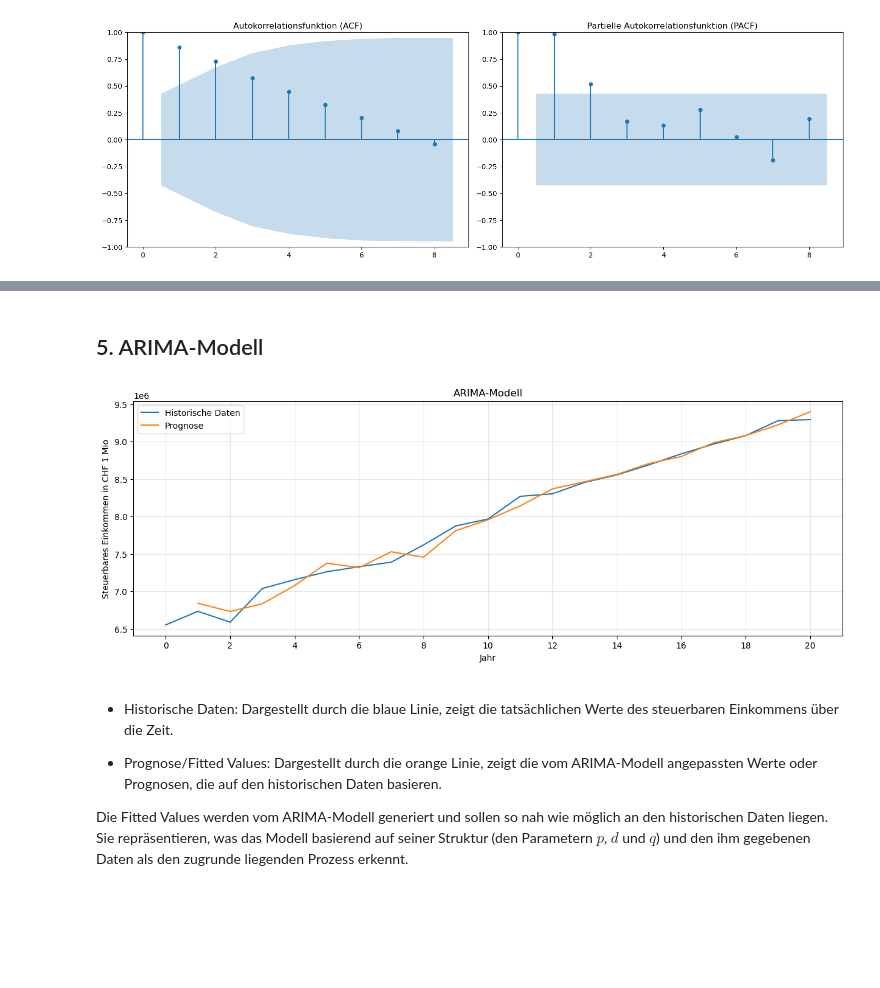
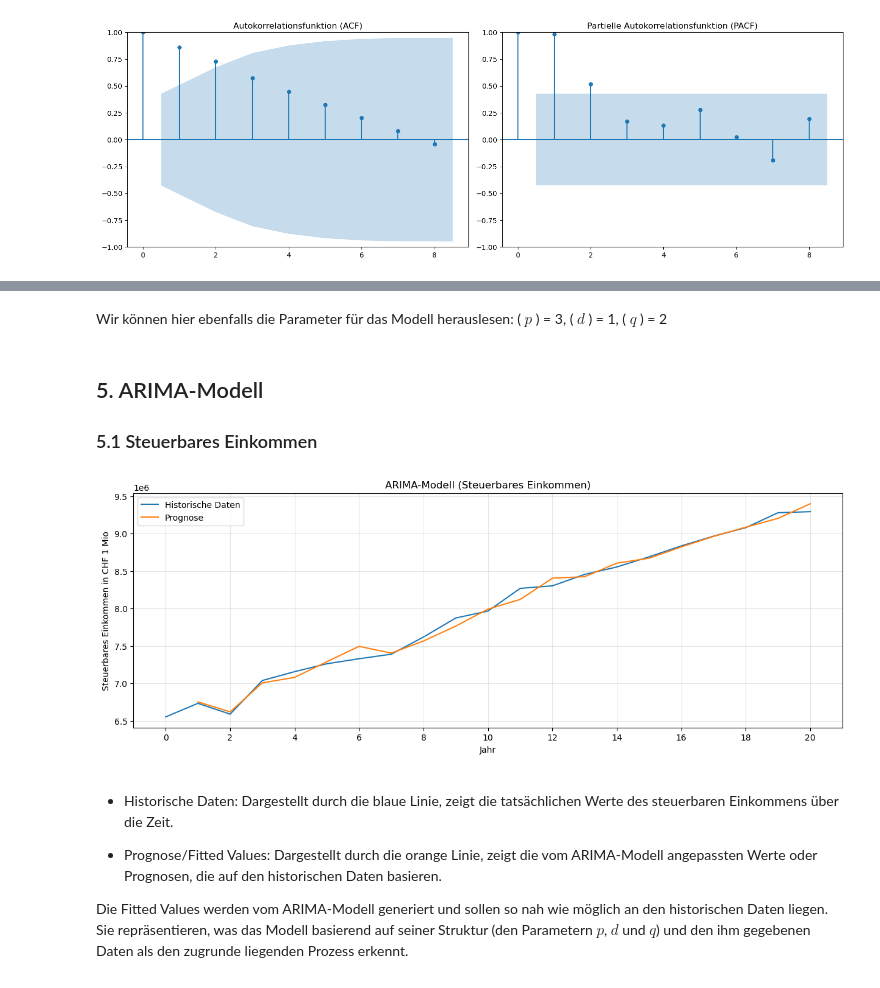
Before and after one commit to alexschillingfhnw/spz-omc, a Jupyter notebook: Notebooks/file_1.ipynb, the cells around one changed output, grey strips where cells are left out. Drawn from its saved outputs; the diff is of its cells as text; code cells hidden in the pictures; blank space fills up the shorter version.

Commit message:
update notebook with incom per person

```diff
--- a/Notebooks/file_1.ipynb
+++ b/Notebooks/file_1.ipynb
@@ -38,0 +28,3 @@ data.head(), data.describe()
+# %%
+data['Steuerbares Einkommen pro Person'] = round(data['Steuerbares Einkommen'] / data['Personen'],2)
+data.describe()
@@ -100,9 +137,0 @@ Kritische Werte: {'1%': -4.137829282407408, '5%': -3.1549724074074077, '10%': -2
-# %%
-# Differenzierung der Zeitreihe der Anzahl der Personen
-data['Personen_Differenziert'] = data['Personen'].diff()
-
-# Entfernen der ersten Zeile mit NaN nach der Differenzierung
-data_diff = data.dropna()
-
-# ADF-Test für die differenzierte Zeitreihe der Anzahl der Personen
-adf_test(data_diff['Personen_Differenziert'])
@@ -147,16 +212,24 @@ Die ACF und PACF für die Zeitreihe des steuerbaren Einkommens wurden mit 8 Lags
+# %% [markdown]
+Wir können hier ebenfalls die Parameter für das Modell herauslesen: \( $p$ \) = 3, \( $d$ \) = 1, \( $q$ \) = 2
 # %% [markdown]
 ## 5. ARIMA-Modell
+### 5.1 Steuerbares Einkommen
 # %%
 # Festlegen der ARIMA-Modellparameter
-p, d, q = 2,1,2
+p, d, q = 3, 1, 3
 
 # Trainieren des ARIMA-Modells
 arima_result = arima_model(data['Steuerbares Einkommen'], p, d, q)
 
 # Plotten des ARIMA-Modells
-plot_arima_model(data['Steuerbares Einkommen'], arima_result, 'ARIMA-Modell', 'Steuerbares Einkommen in CHF 1 Mio')
+plot_arima_model(
+    data['Steuerbares Einkommen'],
+    arima_result,
+    'ARIMA-Modell (Steuerbares Einkommen)',
+    'Steuerbares Einkommen in CHF 1 Mio'
+)
 # %% [output]
-[figure, old version]
+[figure, new version]
 # %% [markdown]
 - Historische Daten: Dargestellt durch die blaue Linie, zeigt die tatsächlichen Werte des steuerbaren Einkommens über die Zeit.
 
```
Also changed, not shown: parts of 51 cells of this notebook.
